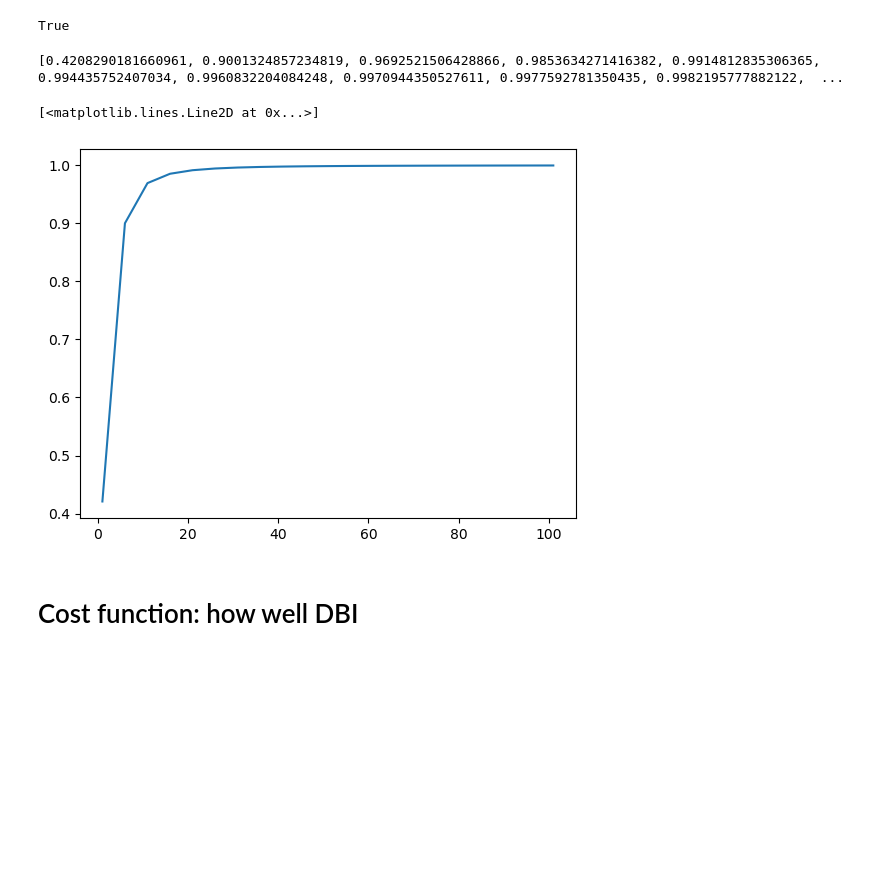
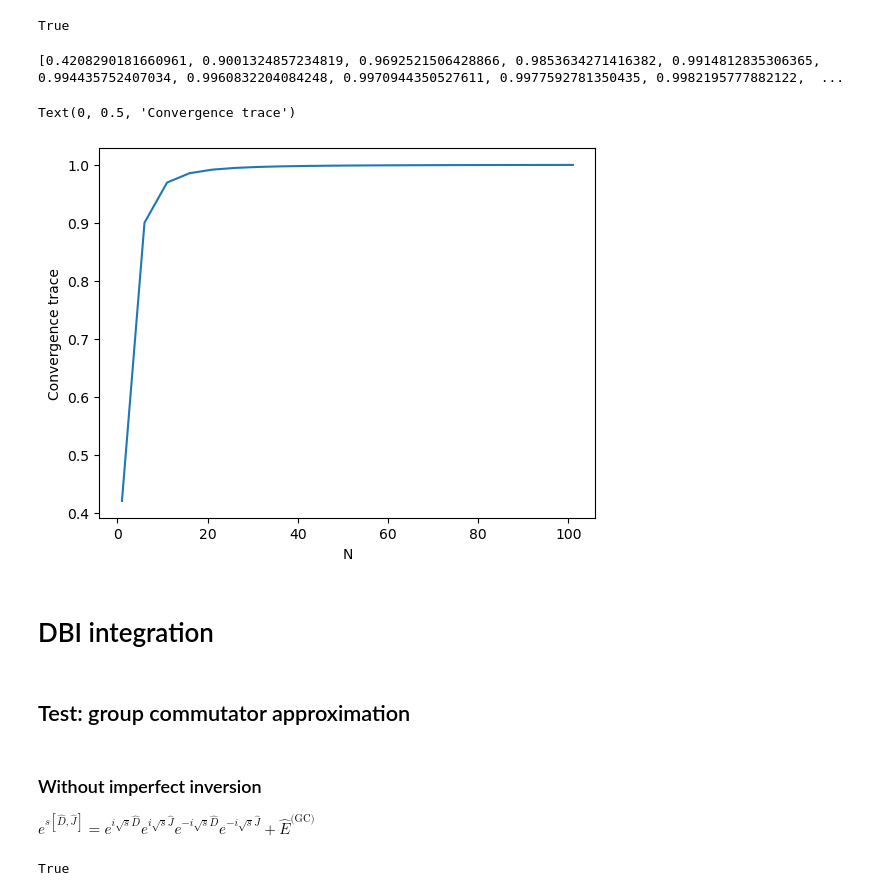
Before and after one commit to marekgluza/double_bracket_flow_as_a_diagonalization_quantum_algorithm, a Jupyter notebook: Inverting_ising.ipynb, the cells around one changed output. Drawn from its saved outputs; the diff is of its cells as text; code cells hidden in the pictures; blank space fills up the shorter version.

```diff
--- a/Inverting_ising.ipynb
+++ b/Inverting_ising.ipynb
@@ -150,11 +150,26 @@ True
 # %%
 N_list = np.linspace(1,101,21)
 convergence_list = [convergence(sys.H, H_inverter, 1, int(N)) for N in N_list]
 print(convergence_list)
 plt.plot(N_list, convergence_list)
+plt.xlabel('N')
+plt.ylabel('Convergence trace')
 # %% [output]
 [0.4208290181660961, 0.9001324857234819, 0.9692521506428866, 0.9853634271416382, 0.9914812835306365, 0.994435752407034, 0.9960832204084248, 0.9970944350527611, 0.9977592781350435, 0.9982195777882122,  ...
-[<matplotlib.lines.Line2D at 0x...>]
+Text(0, 0.5, 'Convergence trace')
-[figure, old version]
+[figure, new version]
-# %% [markdown]
-# Cost function: how well DBI
+# %% [markdown]
+# DBI integration
+# %% [markdown]
+## Test: group commutator approximation
+# %% [markdown]
+### Without imperfect inversion
+$e^{s[\hat D,\hat J]} = e^{i\sqrt s \hat D}e^{i\sqrt s\hat J}e^{-i\sqrt s \hat D}e^{-i\sqrt s\hat J}+ \hat E^{\text{(GC)}}$
+# %%
+# D and B = [1,1,1]
+sys = ising_model([1,1,1], [1,1,1], max_coupling_range=2)
+H_inverter = sys.Y.at(1)@sys.Y.at(3)
+H_imp_inv = H_inverter @ sys.H @ H_inverter
+print(np.all(H_imp_inv == (-sys.H + sys.Z.at(1)@sys.Z.at(3)+2*sys.Z.at(2)+4*sys.X.at(2))))
+# %% [output]
+True
```
Also changed, not shown: parts of 5 cells of this notebook, 1 other file.
